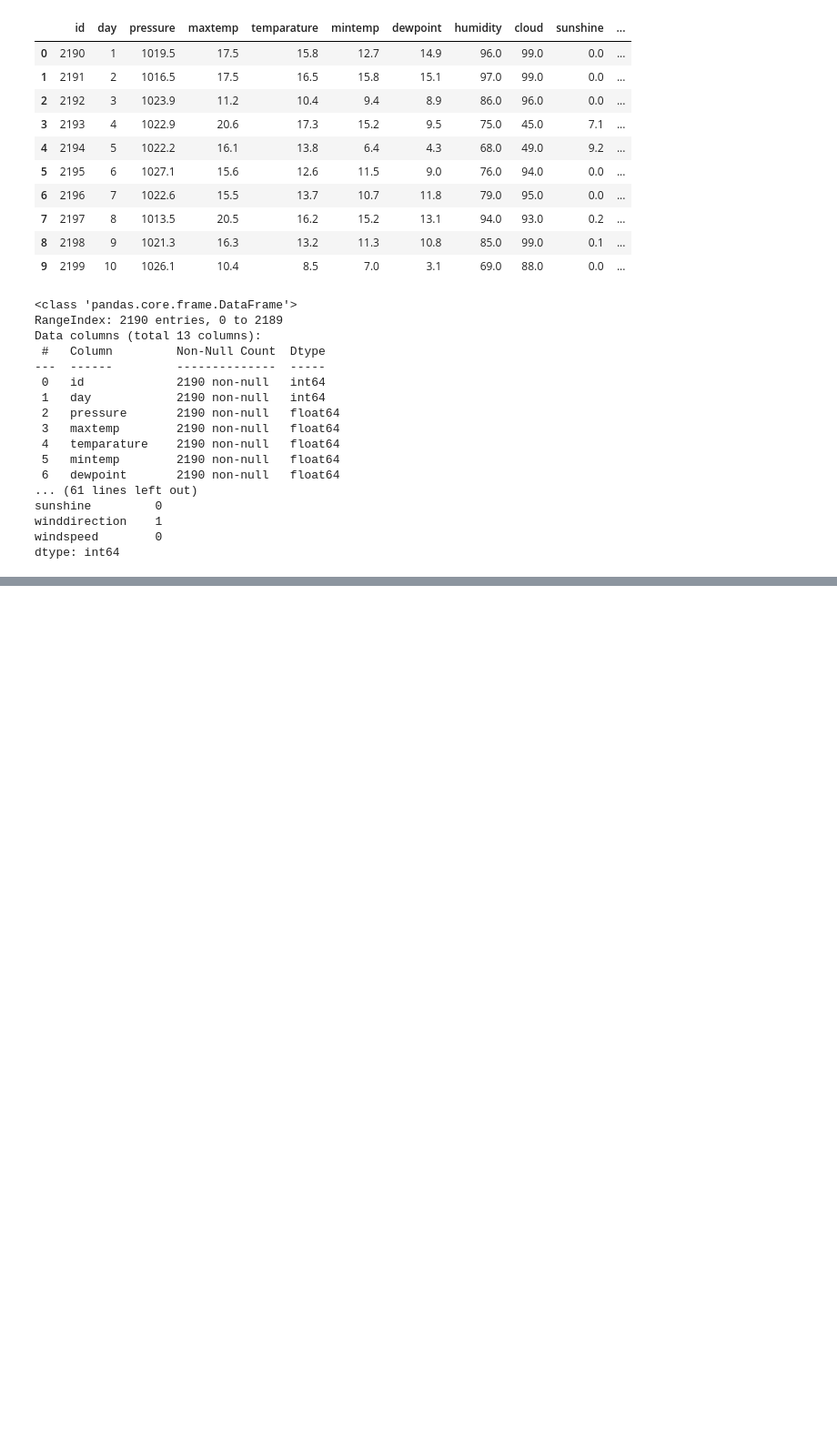
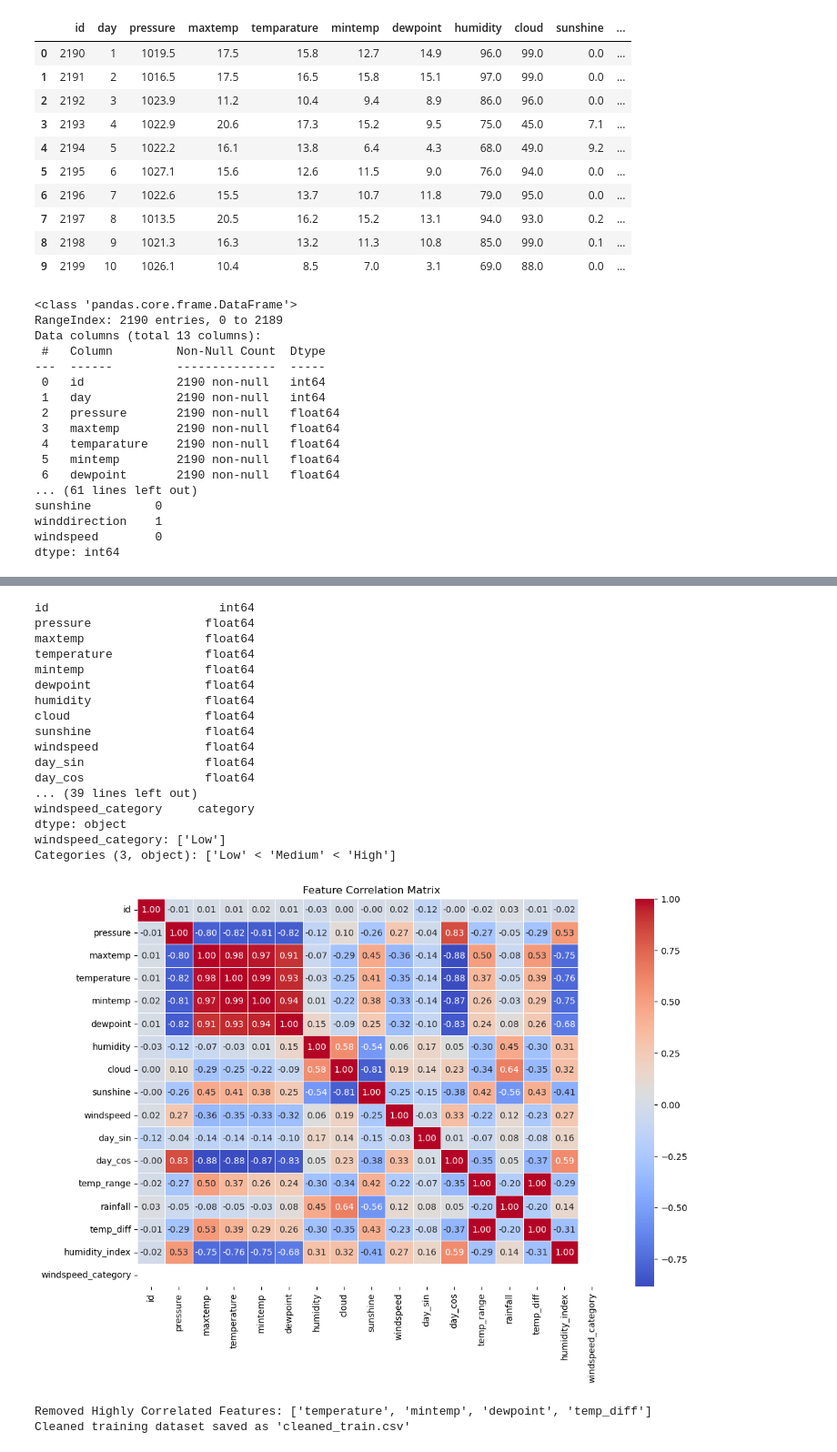
Before and after one commit to Seryabiz/PHASE_5_CAPSTONE_PROJECT, a Jupyter notebook: Notebooks/Alfred.ipynb, the cells around one changed output, grey strips where cells are left out. Shown at 91% size. Drawn from its saved outputs; the diff is of its cells as text; code cells hidden in the pictures; blank space fills up the shorter version.

Commit message:
Created and updated the Feature Engineering.py file

```diff
--- a/Notebooks/Alfred.ipynb
+++ b/Notebooks/Alfred.ipynb
@@ -265,0 +295,46 @@ Index(['id', 'pressure', 'maxtemp', 'temperature', 'mintemp', 'dewpoint',
+# %%
+import Feature_Engineering as fe
+
+# 1. Cap outliers
+df_train = fe.cap_outliers(df_train, 'windspeed')
+df_test = fe.cap_outliers(df_test, 'windspeed')
+
+# 2. Create new features
+df_train = fe.create_new_features(df_train)
+df_test = fe.create_new_features(df_test)
+
+# 3. Split data
+X_train, X_val, y_train, y_val = fe.split_data(df_train)
+
+# 4. Check data types and uniques
+fe.check_data_types_and_uniques(df_train)
+
+# 5. Convert to numeric
+df_train = fe.convert_to_numeric(df_train)
+
+# 6. Plot correlation matrix
+fe.plot_correlation_matrix(df_train)
+
+# 7. Drop highly correlated features and save
+df_train_cleaned = fe.drop_highly_correlated_features(df_train)
+# %% [output]
+id                        int64
+pressure                float64
+maxtemp                 float64
+temperature             float64
+mintemp                 float64
+dewpoint                float64
+humidity                float64
+cloud                   float64
+sunshine                float64
+windspeed               float64
+day_sin                 float64
+day_cos                 float64
+... (39 lines left out)
+windspeed_category     category
+dtype: object
+windspeed_category: ['Low']
+Categories (3, object): ['Low' < 'Medium' < 'High']
+[figure, added]
+Removed Highly Correlated Features: ['temperature', 'mintemp', 'dewpoint', 'temp_diff']
+Cleaned training dataset saved as 'cleaned_train.csv'
```
Also changed, not shown: parts of 3 cells of this notebook, 1 other file.
